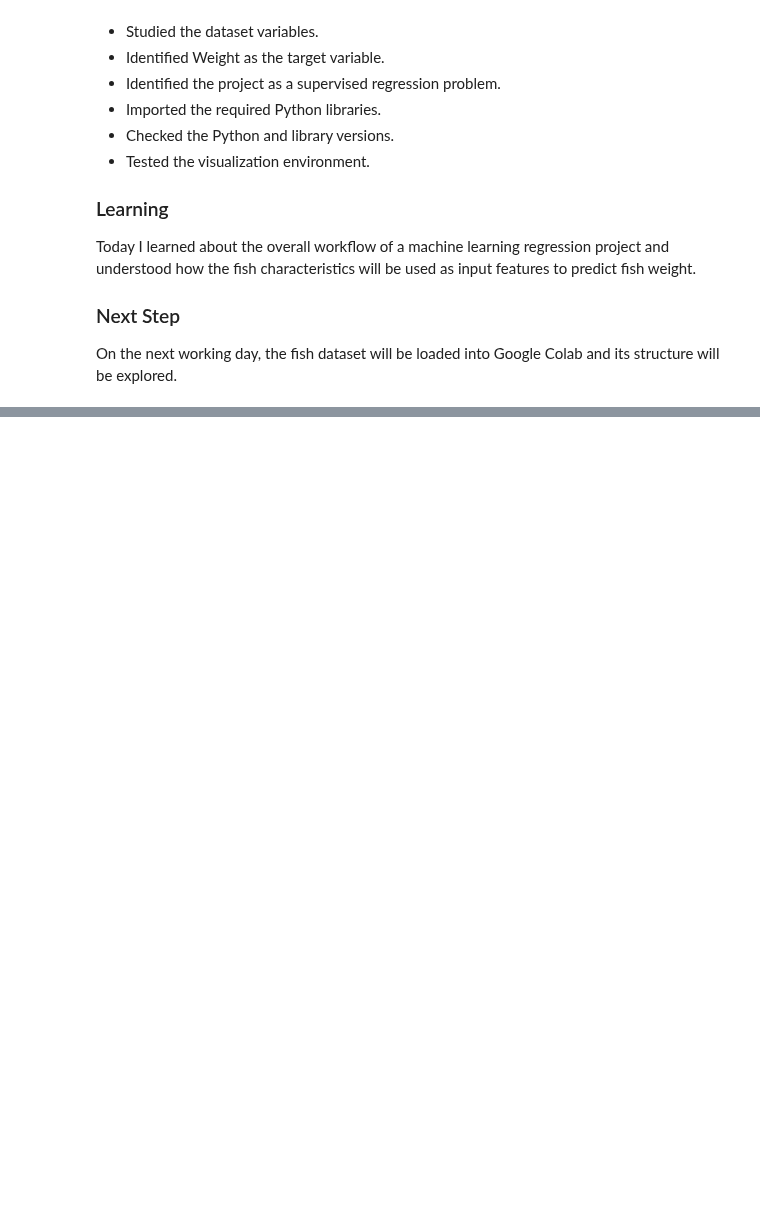
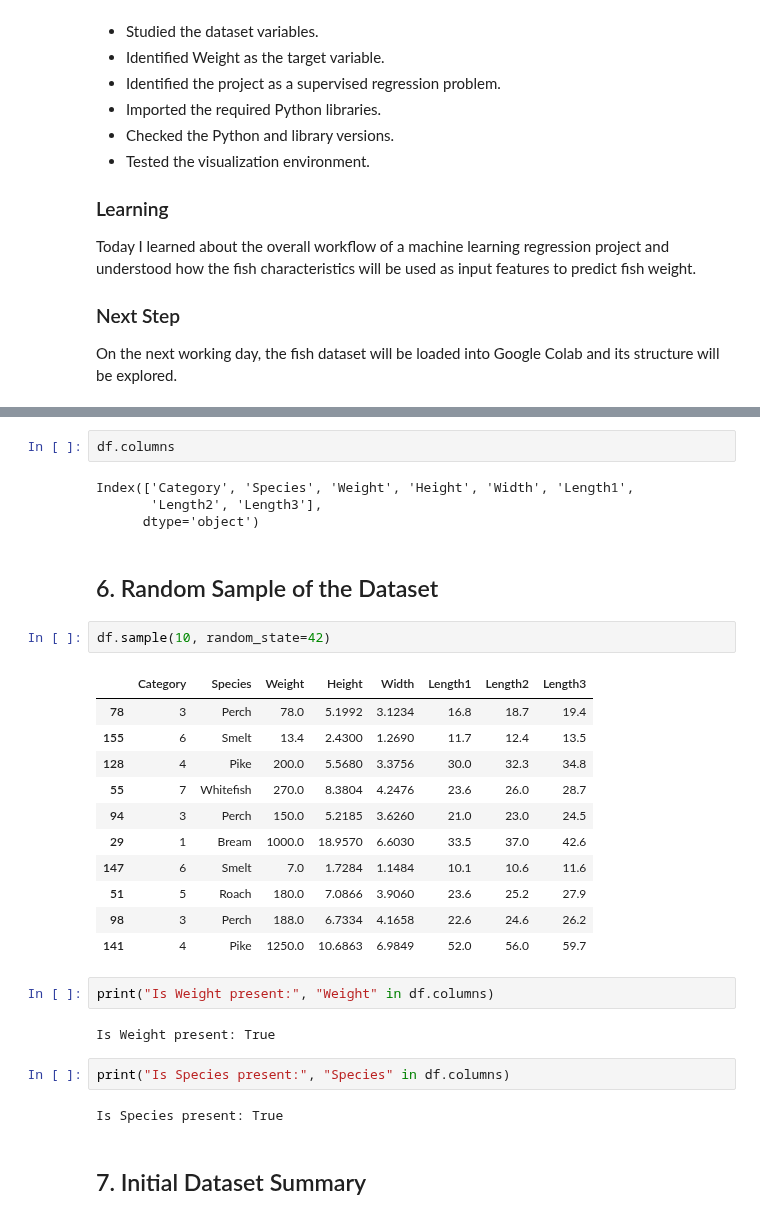
Before and after one commit to abhipsa29-cloud/Fish-Weight-Prediction, a Jupyter notebook: Fish_Weight_Prediction.ipynb, the cells around one changed output, grey strips where cells are left out. Saved outputs shown, nothing was run; the diff lists cells and outputs as text; blank space fills up the shorter version.

```diff
--- a/Fish_Weight_Prediction.ipynb
+++ b/Fish_Weight_Prediction.ipynb
@@ -195,0 +291,32 @@ Colab and its structure will be explored.
+# %%
+df.columns
+# %% [output]
+Index(['Category', 'Species', 'Weight', 'Height', 'Width', 'Length1',
+       'Length2', 'Length3'],
+      dtype='object')
+# %% [markdown]
+## 6. Random Sample of the Dataset
+# %%
+df.sample(10, random_state=42)
+# %% [output]
+|  | Category | Species | Weight | Height | Width | Length1 | Length2 | Length3 |
+| 78 | 3 | Perch | 78.0 | 5.1992 | 3.1234 | 16.8 | 18.7 | 19.4 |
+| 155 | 6 | Smelt | 13.4 | 2.4300 | 1.2690 | 11.7 | 12.4 | 13.5 |
+| 128 | 4 | Pike | 200.0 | 5.5680 | 3.3756 | 30.0 | 32.3 | 34.8 |
+| 55 | 7 | Whitefish | 270.0 | 8.3804 | 4.2476 | 23.6 | 26.0 | 28.7 |
+| 94 | 3 | Perch | 150.0 | 5.2185 | 3.6260 | 21.0 | 23.0 | 24.5 |
+| 29 | 1 | Bream | 1000.0 | 18.9570 | 6.6030 | 33.5 | 37.0 | 42.6 |
+| 147 | 6 | Smelt | 7.0 | 1.7284 | 1.1484 | 10.1 | 10.6 | 11.6 |
+| 51 | 5 | Roach | 180.0 | 7.0866 | 3.9060 | 23.6 | 25.2 | 27.9 |
+| 98 | 3 | Perch | 188.0 | 6.7334 | 4.1658 | 22.6 | 24.6 | 26.2 |
+| 141 | 4 | Pike | 1250.0 | 10.6863 | 6.9849 | 52.0 | 56.0 | 59.7 |
+# %%
+print("Is Weight present:", "Weight" in df.columns)
+# %% [output]
+Is Weight present: True
+# %%
+print("Is Species present:", "Species" in df.columns)
+# %% [output]
+Is Species present: True
+# %% [markdown]
+## 7. Initial Dataset Summary
```
Also changed, not shown: parts of 17 cells of this notebook.
